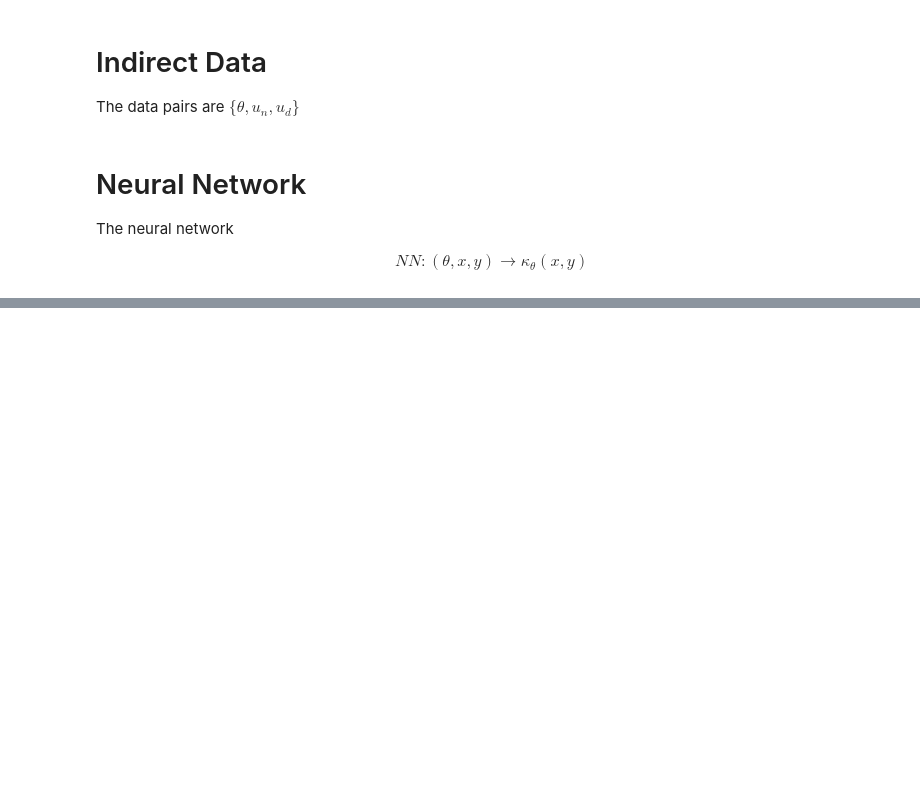
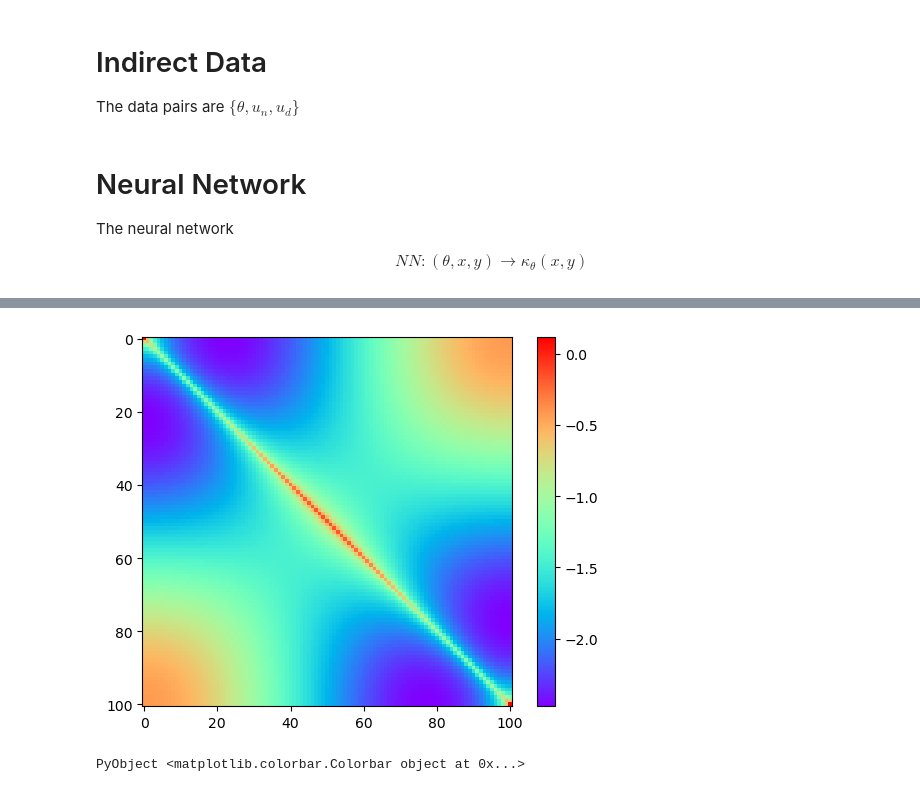
Before and after one commit to Zhengyu-Huang/Operator-Learning, a Jupyter notebook: nn/Box_N2D_nn_Data.ipynb, the cells around one changed output, grey strips where cells are left out. Saved outputs shown, nothing was run; the diff lists cells and outputs as text; code cells hidden in the pictures; blank space fills up the shorter version.

```diff
--- a/nn/Box_N2D_nn_Data.ipynb
+++ b/nn/Box_N2D_nn_Data.ipynb
@@ -338,0 +326,8 @@ end
+# %%
+κ = test([(x, y)->300.0], 100)
+PyPlot.figure()
+PyPlot.imshow(κ[:,:,1], cmap=:rainbow)
+PyPlot.colorbar()
+# %% [output]
+[figure, added]
+PyObject <matplotlib.colorbar.Colorbar object at 0x...>
```
Also changed, not shown: parts of 12 cells of this notebook, 1 other file.
